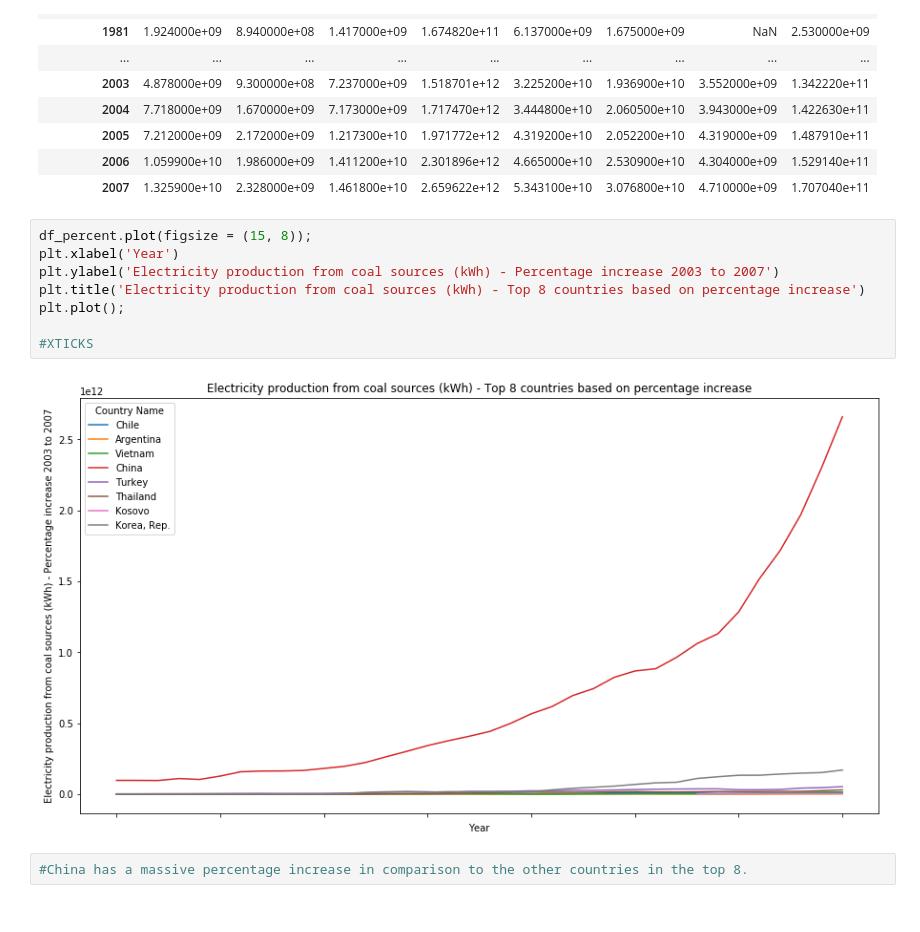
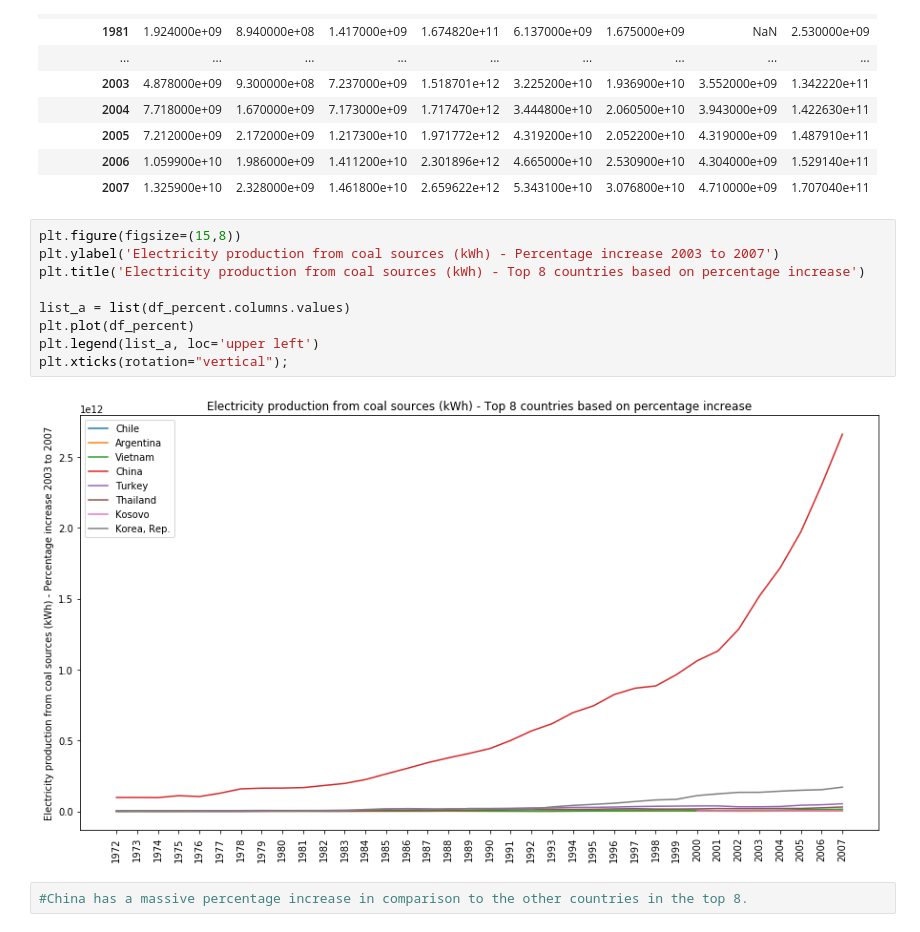
Before and after one commit to allisonwalker/DSF-assignments, a Jupyter notebook: DSF Assignment 3 - Allison, Pelin, Anastasia.ipynb, the cells around one changed output. Saved outputs shown, nothing was run; the diff lists cells and outputs as text.

```diff
--- a/DSF Assignment 3 - Allison, Pelin, Anastasia.ipynb
+++ b/DSF Assignment 3 - Allison, Pelin, Anastasia.ipynb
@@ -241,15 +246,16 @@ df_percent
 | 2006 | 1.059900e+10 | 1.986000e+09 | 1.411200e+10 | 2.301896e+12 | 4.665000e+10 | 2.530900e+10 | 4.304000e+09 | 1.529140e+11 |
 | 2007 | 1.325900e+10 | 2.328000e+09 | 1.461800e+10 | 2.659622e+12 | 5.343100e+10 | 3.076800e+10 | 4.710000e+09 | 1.707040e+11 |
 # %%
-df_percent.plot(figsize = (15, 8));
-plt.xlabel('Year')
+plt.figure(figsize=(15,8))
 plt.ylabel('Electricity production from coal sources (kWh) - Percentage increase 2003 to 2007')
 plt.title('Electricity production from coal sources (kWh) - Top 8 countries based on percentage increase')
-plt.plot();
 
-#XTICKS
+list_a = list(df_percent.columns.values)
+plt.plot(df_percent)
+plt.legend(list_a, loc='upper left')
+plt.xticks(rotation="vertical");
 # %% [output]
-[figure, old version]
+[figure, new version]
 # %%
 #China has a massive percentage increase in comparison to the other countries in the top 8.
 # %% [markdown]
```
Also changed, not shown: parts of 6 cells of this notebook.
